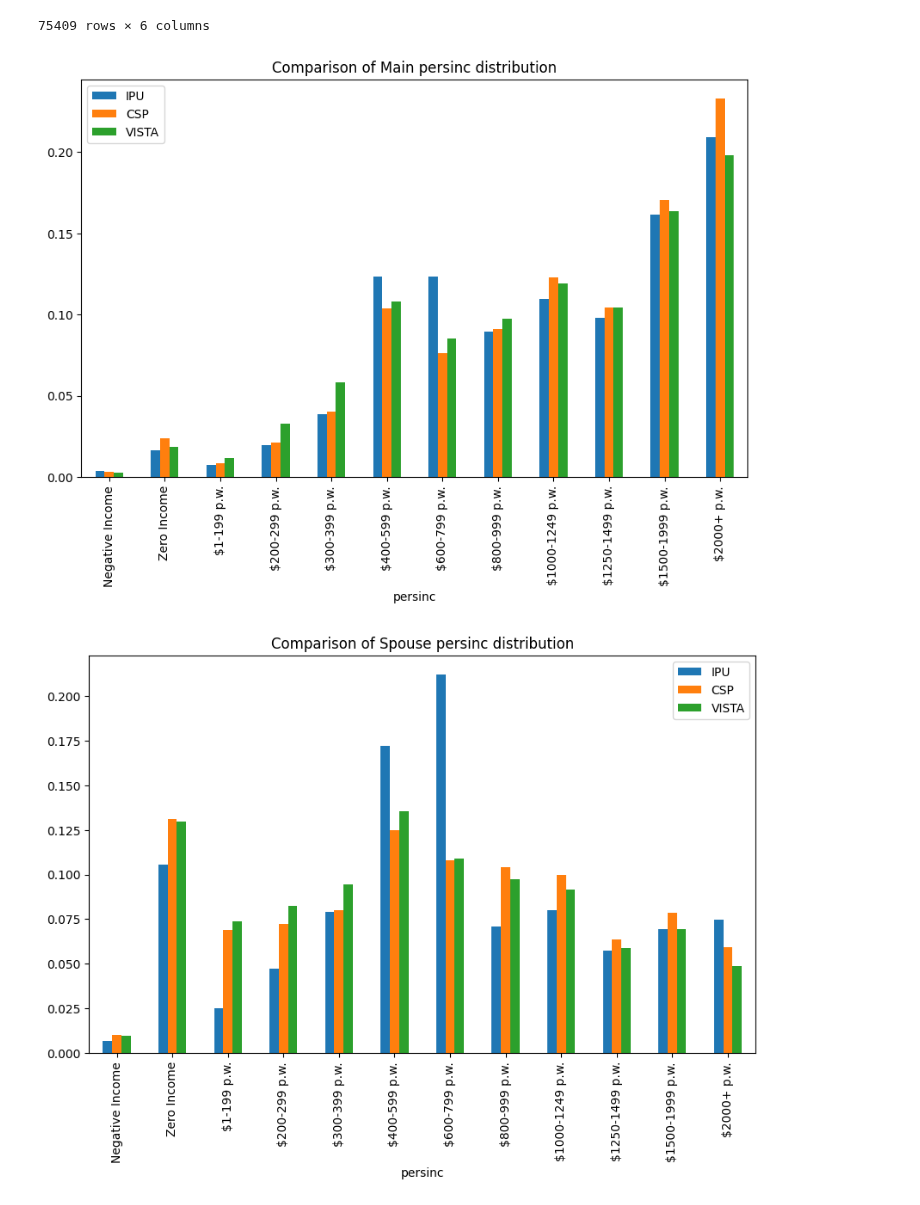
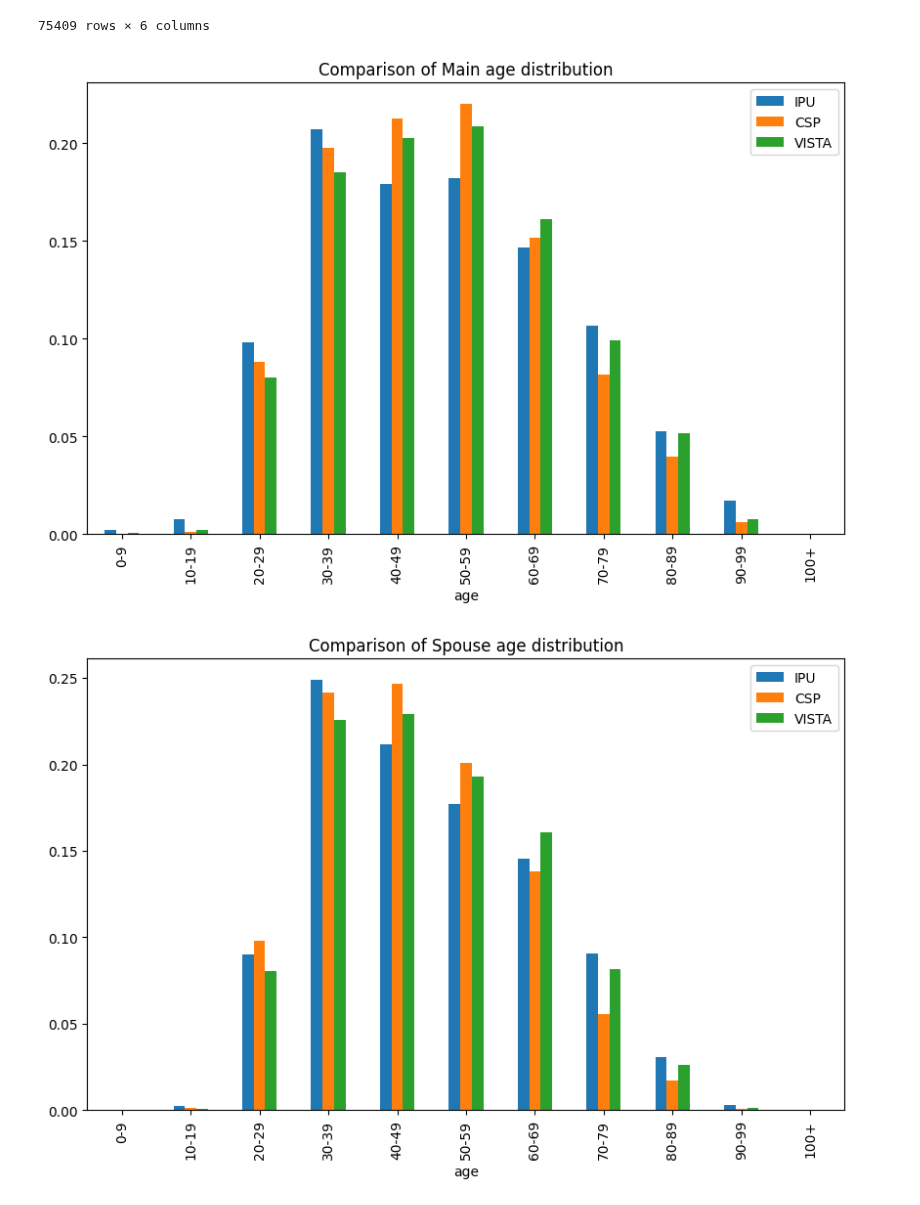
Before and after one commit to bobkatla/PopSyn_Monash, a Jupyter notebook: PopSynthesis/Analyse/relationships_check.ipynb, the cells around one changed output. Saved outputs shown, nothing was run; the diff lists cells and outputs as text; code cells hidden in the pictures.

Commit message:
confirmed working but not satisfied results. notes to continue

```diff
--- a/PopSynthesis/Analyse/relationships_check.ipynb
+++ b/PopSynthesis/Analyse/relationships_check.ipynb
@@ -24,7 +24,7 @@ seed_data
 75409 rows × 6 columns
 # %%
 saa_data = pd.read_csv(os.path.join(data_folder, 'SAA_PP_seed_test.csv'))
-csp_data = pd.read_csv(os.path.join(data_folder, 'csp_results_not_completed.csv'))
+csp_data = pd.read_csv(os.path.join(data_folder, 'csp_results_run1.csv'))
 ipu_data = pd.read_csv(os.path.join(data_folder, 'syn_pp_ipu.csv'))
 # %%
 pp_persinc_order = [
@@ -53,14 +53,19 @@ def compare_rela(check_data, rela, attr):
     process_sub = {name: df[df["relationship"]==rela] for name, df in check_data.items()}
     if attr == "persinc":
         process_sub = {name: df[attr].value_counts(normalize=True).reindex(pp_persinc_order) for name, df in process_sub.items()}
+    elif attr == "age":
+        expected_order = list(sorted(seed_data[attr].unique()))
+        expected_order.remove("100+")
+        expected_order.append("100+")
+        process_sub = {name: df[attr].value_counts(normalize=True).reindex(expected_order) for name, df in process_sub.items()}
     else:
         process_sub = {name: df[attr].value_counts(normalize=True).sort_index() for name, df in process_sub.items()}
 
     pd.DataFrame(process_sub).plot(kind="bar", figsize=(10, 6), title=f"Comparison of {rela} {attr} distribution")
 # %%
 for rela in seed_data["relationship"].unique():
-    compare_rela(check, rela, "persinc")
+    compare_rela(check, rela, "age")
     plt.show()
 # %% [output]
-[figure, old version]
+[figure, new version]
-[figure, old version]
+[figure, new version]
```
Also changed, not shown: parts of 1 cell of this notebook, 2 other files.
